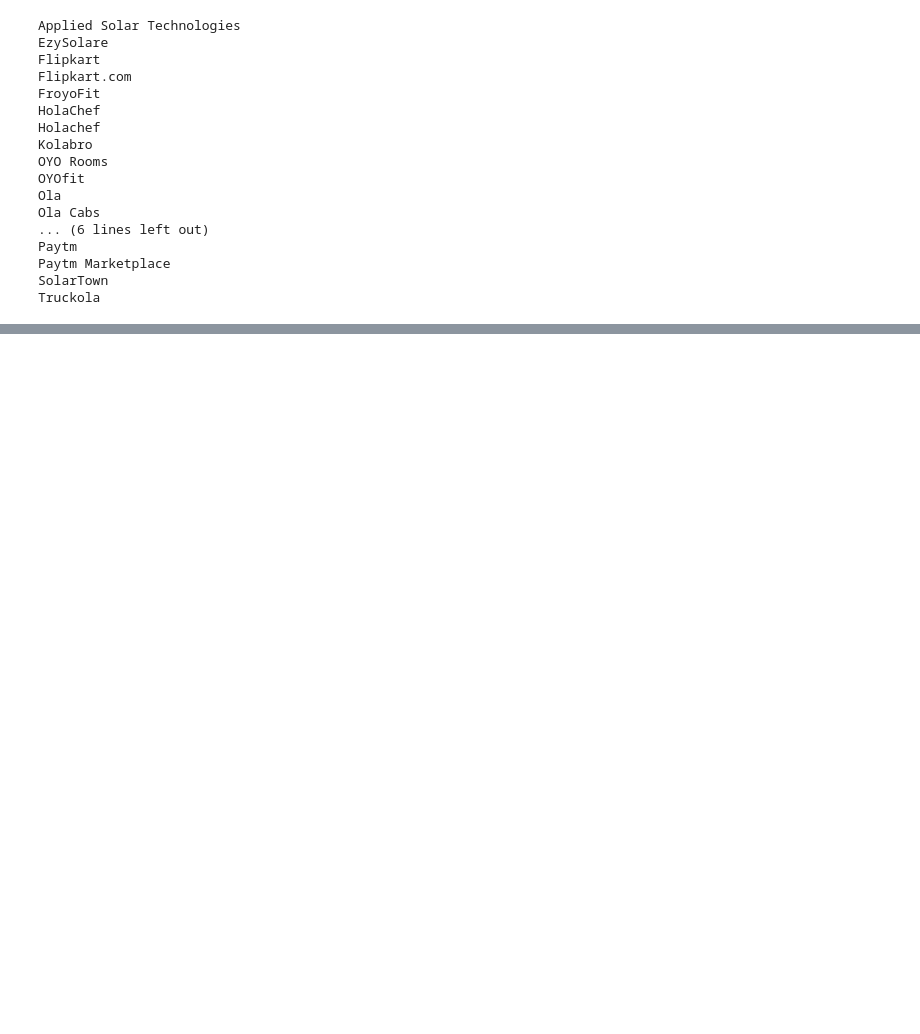
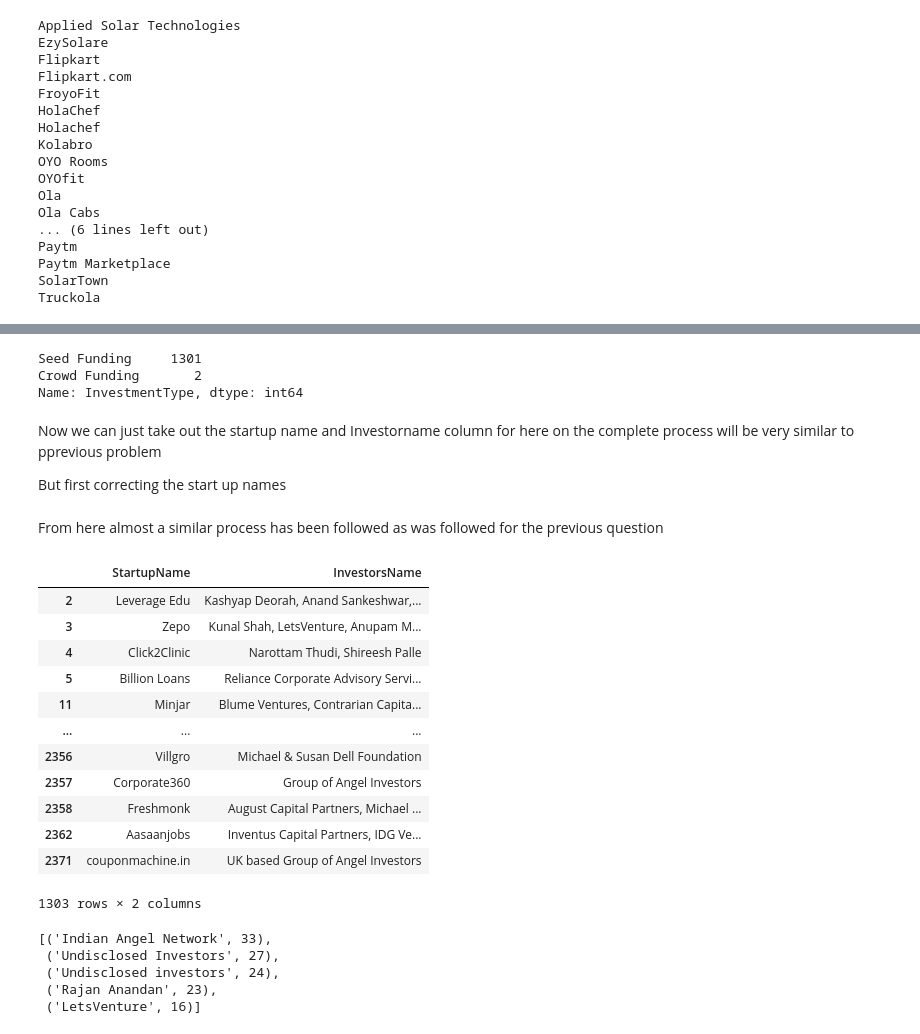
Before and after one commit to chirag-3/Case-Study-on-Indian-Startups, a Jupyter notebook: Case Study on Indian startups.ipynb, the cells around one changed output, grey strips where cells are left out. Cells and saved outputs as stored; diff of their text form; code cells hidden in the pictures; blank space fills up the shorter version.

```diff
--- a/Case Study on Indian startups.ipynb
+++ b/Case Study on Indian startups.ipynb
@@ -503,0 +551,4 @@ Even after putting so much effort in finding the probable investors, it didn't t
+# %%
+df5[df5['InvestmentType']=='PrivateEquity'] = 'Private Equity'
+df5[df5['InvestmentType']=='SeedFunding'] = 'Seed Funding'
+df5[df5['InvestmentType']=='Crowd funding'] = 'Crowd Funding'
@@ -503,0 +570,42 @@ Even after putting so much effort in finding the probable investors, it didn't t
+# %%
+df5 = df5[(df5['InvestmentType']=='Seed Funding') | (df5['InvestmentType']=='Crowd Funding')]
+# %%
+df5['InvestmentType'].value_counts()
+# %% [output]
+Seed Funding     1301
+Crowd Funding       2
+Name: InvestmentType, dtype: int64
+# %% [markdown]
+Now we can just take out the startup name and Investorname column
+for here on the complete process will be very similar to pprevious problem
+
+But first correcting the start up names
+# %% [markdown]
+From here almost a similar process has been followed as was followed for the previous question
+# %%
+df5[df5['StartupName']=='Flipkart.com'] = 'Flipkart'
+df5[df5['StartupName']=='OYO Rooms'] = 'Oyo'
+df5[df5['StartupName']=='Oyo Rooms'] = 'Oyo'
+df5[df5['StartupName']=='OyoRooms'] = 'Oyo'
+df5[df5['StartupName']=='Oyorooms'] = 'Oyo'
+df5[df5['StartupName']=='Olacabs'] = 'Ola'
+df5[df5['StartupName']=='Ola Cabs'] = 'Ola'
+df5[df5['StartupName']=='Paytm Marketplace'] = 'Paytm'
+# %%
+df5 = df5.loc[:,['StartupName','InvestorsName']]
+# %%
+df5
+# %% [output]
+|  | StartupName | InvestorsName |
+| 2 | Leverage Edu | Kashyap Deorah, Anand Sankeshwar,... |
+| 3 | Zepo | Kunal Shah, LetsVenture, Anupam M... |
+| 4 | Click2Clinic | Narottam Thudi, Shireesh Palle |
+| 5 | Billion Loans | Reliance Corporate Advisory Servi... |
+| 11 | Minjar | Blume Ventures, Contrarian Capita... |
+| ... | ... | ... |
+| 2356 | Villgro | Michael & Susan Dell Foundation |
+| 2357 | Corporate360 | Group of Angel Investors |
+| 2358 | Freshmonk | August Capital Partners, Michael ... |
+| 2362 | Aasaanjobs | Inventus Capital Partners, IDG Ve... |
+| 2371 | couponmachine.in | UK based Group of Angel Investors |
+1303 rows × 2 columns
@@ -503,0 +641,8 @@ Even after putting so much effort in finding the probable investors, it didn't t
+# %%
+top_investors
+# %% [output]
+[('Indian Angel Network', 33),
+ ('Undisclosed Investors', 27),
+ ('Undisclosed investors', 24),
+ ('Rajan Anandan', 23),
+ ('LetsVenture', 16)]
```
Also changed, not shown: parts of 61 cells of this notebook.
